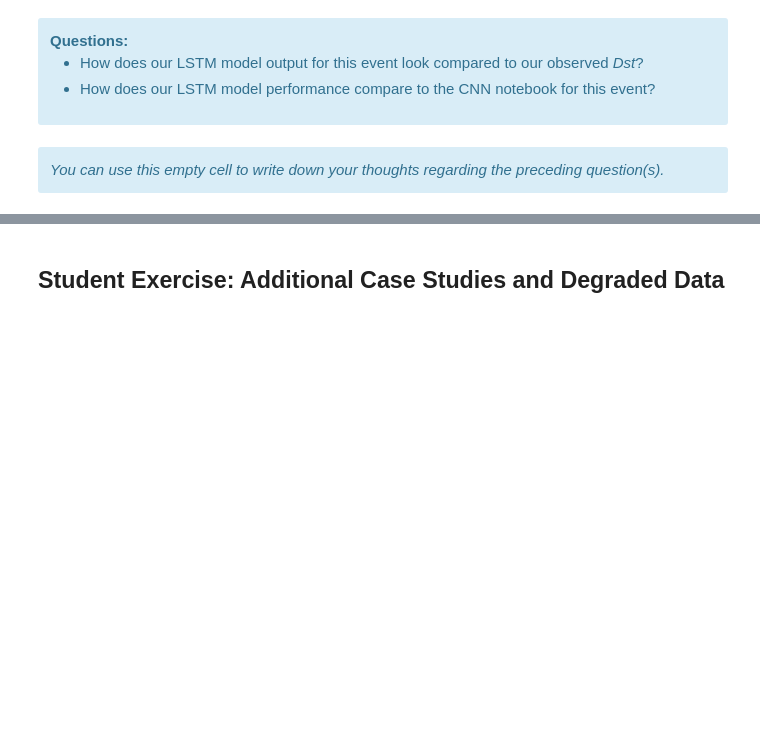
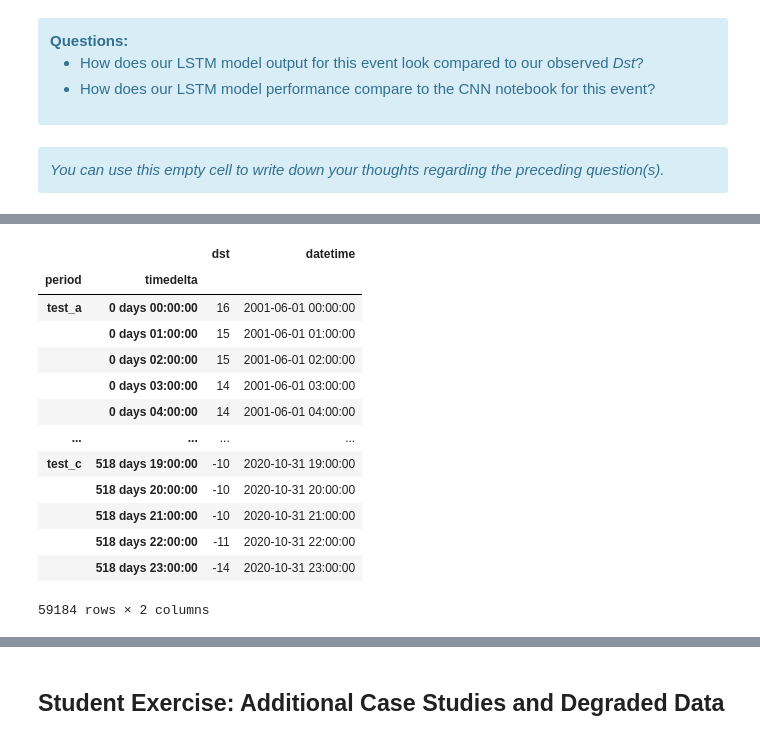
Before and after one commit to ai2es/tai4es-trustathon-2022, a Jupyter notebook: space/magnet_lstm_tutorial.ipynb, the cells around one changed output, grey strips where cells are left out. Cells and saved outputs as stored; diff of their text form; code cells hidden in the pictures; blank space fills up the shorter version.

```diff
--- a/space/magnet_lstm_tutorial.ipynb
+++ b/space/magnet_lstm_tutorial.ipynb
@@ -947,2 +1224,19 @@ print('RMSE to t1 prediction: %f nT' % rmse_t1 )
+# %%
+dst
+# %% [output]
+|  |  | dst | datetime |
+| period | timedelta |  |  |
+| test_a | 0 days 00:00:00 | 16 | 2001-06-01 00:00:00 |
+|  | 0 days 01:00:00 | 15 | 2001-06-01 01:00:00 |
+|  | 0 days 02:00:00 | 15 | 2001-06-01 02:00:00 |
+|  | 0 days 03:00:00 | 14 | 2001-06-01 03:00:00 |
+|  | 0 days 04:00:00 | 14 | 2001-06-01 04:00:00 |
+| ... | ... | ... | ... |
+| test_c | 518 days 19:00:00 | -10 | 2020-10-31 19:00:00 |
+|  | 518 days 20:00:00 | -10 | 2020-10-31 20:00:00 |
+|  | 518 days 21:00:00 | -10 | 2020-10-31 21:00:00 |
+|  | 518 days 22:00:00 | -11 | 2020-10-31 22:00:00 |
+|  | 518 days 23:00:00 | -14 | 2020-10-31 23:00:00 |
+59184 rows × 2 columns
 # %%
 # Dst Observed
```
Also changed, not shown: parts of 41 cells of this notebook, 1 other file.
